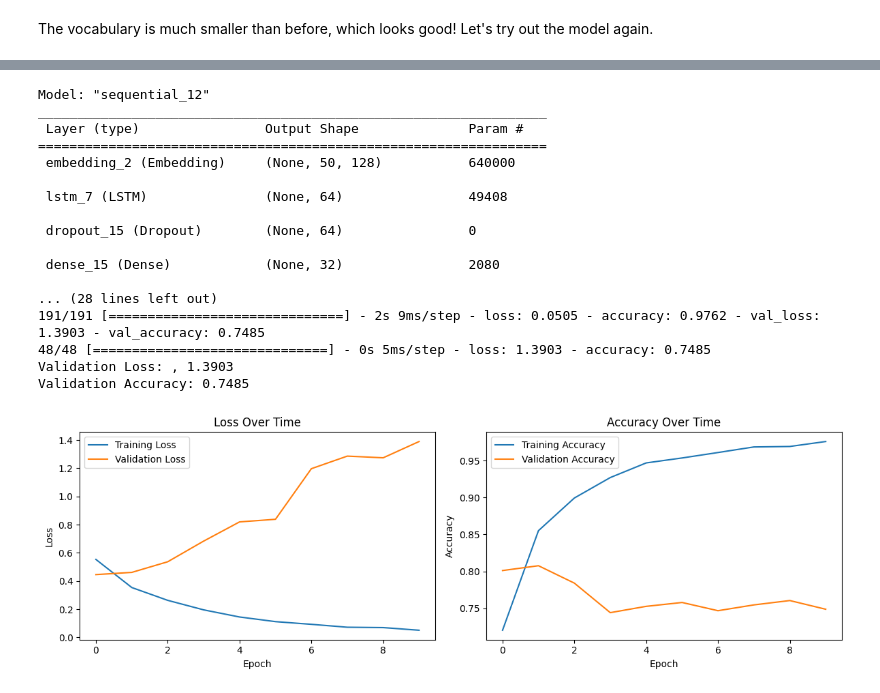
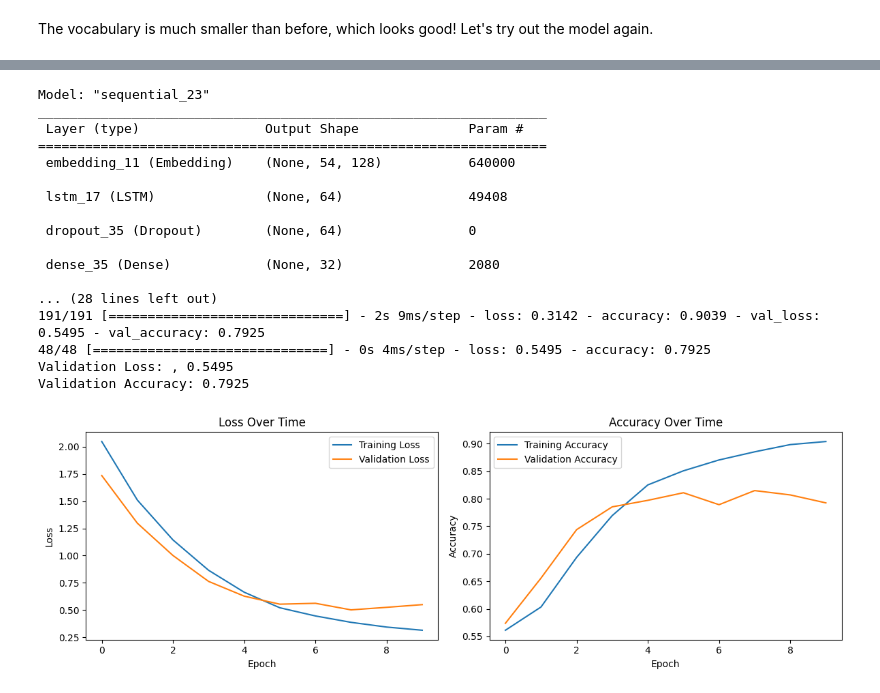
Before and after one commit to nchen/ml3-disaster-tweets, a Jupyter notebook: Disaster-Tweets.ipynb, the cells around one changed output, grey strips where cells are left out. Drawn from its saved outputs; the diff is of its cells as text; code cells hidden in the pictures.

```diff
--- a/Disaster-Tweets.ipynb
+++ b/Disaster-Tweets.ipynb
@@ -453,10 +444,9 @@ There might be a few reasons for this:
 # %%
-from tensorflow.keras.preprocessing.text import Tokenizer
-from tensorflow.keras.preprocessing.sequence import pad_sequences
-
 tokenizer = Tokenizer(num_words=5000)
 tokenizer.fit_on_texts(train_df['text'])
+
+# convert text to token sequences
 sequences = tokenizer.texts_to_sequences(train_df['text'])
-train_vectors = pad_sequences(sequences, maxlen=50)
+train_vectors = pad_sequences(sequences, maxlen=54) # limit the maxlen to 54, we got this information through previous EDA
 print('New shape: ', train_vectors.shape)
 # %% [output]
@@ -464,76 +548,47 @@ New shape:  (7613, 50)
 # %%
-# model
-from tensorflow.keras.models import Sequential
-from tensorflow.keras.layers import Embedding, LSTM, Dense, Dropout
-
+# Use smaller models, with L2 regularization
 model = Sequential()
-model.add(Embedding(5000, 128, input_length=50))
-model.add(LSTM(64, return_sequences=False))  # LSTM
-model.add(Dropout(0.3)) # to prevent overfitting, increase the dropout rate a little bit
+model.add(Embedding(5000, 128, input_length=54))
+model.add(LSTM(64, return_sequences=False, kernel_regularizer=l2(0.01)))  # LSTM
+model.add(Dropout(0.5)) # to prevent overfitting, increase the dropout rate a little bit
 model.add(Dense(32, activation='relu')) # fully connected layer
-model.add(Dropout(0.3)) # to prevent overfitting
+model.add(Dropout(0.5)) # to prevent overfitting
 model.add(Dense(1, activation='sigmoid')) # output layer, binary classifier
 # %%
 # compile the model
-model.compile(optimizer=Adam(learning_rate=0.001),
+model.compile(optimizer=Adam(learning_rate=0.0001),
               loss='binary_crossentropy',
               metrics=['accuracy'])
 
 model.summary()
 
 X_train, X_val, y_train, y_val = train_test_split(train_vectors, train_df['target'], test_size=0.2, random_state=42)
 
 # train
 history = model.fit(X_train, y_train,
                     epochs=10,
                     batch_size=32,
                     validation_data=(X_val, y_val),
                     verbose=1)
 
 # evaluation
-loss, accuracy = model.evaluate(X_val, y_val)
-print(f'Validation Loss: , {loss:.4f}')
-print(f'Validation Accuracy: {accuracy:.4f}')
-
-# visulization
-plt.figure(figsize=(12, 4))
-
-# render loss
-plt.subplot(1, 2, 1)
-plt.plot(history.history['loss'], label='Training Loss')
-plt.plot(history.history['val_loss'], label='Validation Loss')
-plt.title('Loss Over Time')
-plt.xlabel('Epoch')
-plt.ylabel('Loss')
-plt.legend()
-
-# render accuracy
-plt.subplot(1, 2, 2)
-plt.plot(history.history['accuracy'], label='Training Accuracy')
-plt.plot(history.history['val_accuracy'], label='Validation Accuracy')
-plt.title('Accuracy Over Time')
-plt.xlabel('Epoch')
-plt.ylabel('Accuracy')
-plt.legend()
-
-plt.tight_layout()
-plt.show()
+evaluate(model, X_val, y_val, history)
 # %% [output]
-Model: "sequential_12"
+Model: "sequential_23"
 _________________________________________________________________
  Layer (type)                Output Shape              Param #
 =================================================================
- embedding_2 (Embedding)     (None, 50, 128)           640000
+ embedding_11 (Embedding)    (None, 54, 128)           640000
 
- lstm_7 (LSTM)               (None, 64)                49408
+ lstm_17 (LSTM)              (None, 64)                49408
 
- dropout_15 (Dropout)        (None, 64)                0
+ dropout_35 (Dropout)        (None, 64)                0
 
- dense_15 (Dense)            (None, 32)                2080
+ dense_35 (Dense)            (None, 32)                2080
 
 ... (28 lines left out)
-191/191 [==============================] - 2s 9ms/step - loss: 0.0505 - accuracy: 0.9762 - val_loss: 1.3903 - val_accuracy: 0.7485
-48/48 [==============================] - 0s 5ms/step - loss: 1.3903 - accuracy: 0.7485
-Validation Loss: , 1.3903
-Validation Accuracy: 0.7485
+191/191 [==============================] - 2s 9ms/step - loss: 0.3142 - accuracy: 0.9039 - val_loss: 0.5495 - val_accuracy: 0.7925
+48/48 [==============================] - 0s 4ms/step - loss: 0.5495 - accuracy: 0.7925
+Validation Loss: , 0.5495
+Validation Accuracy: 0.7925
-[figure, old version]
+[figure, new version]
```
Also changed, not shown: parts of 34 cells of this notebook.
